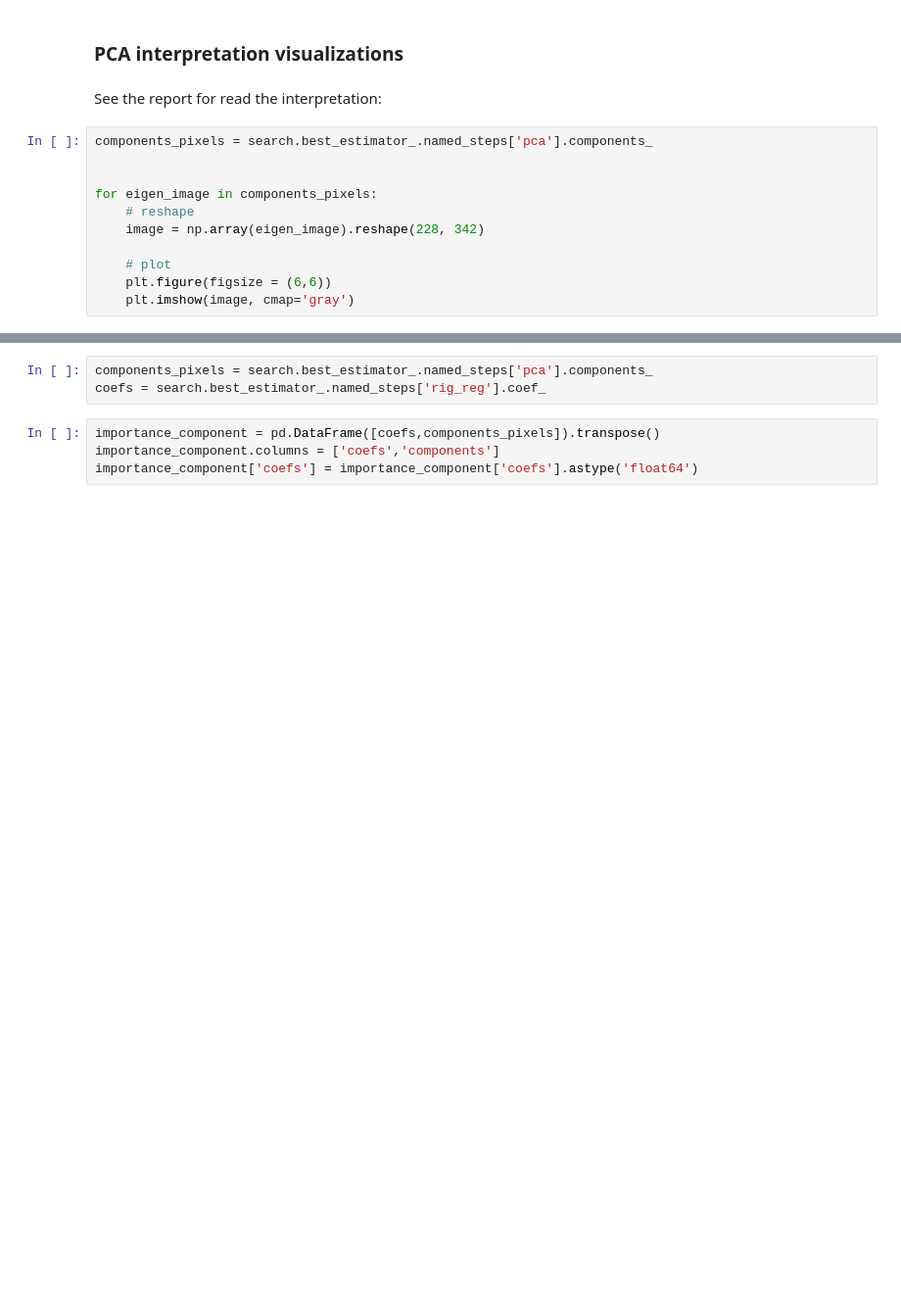
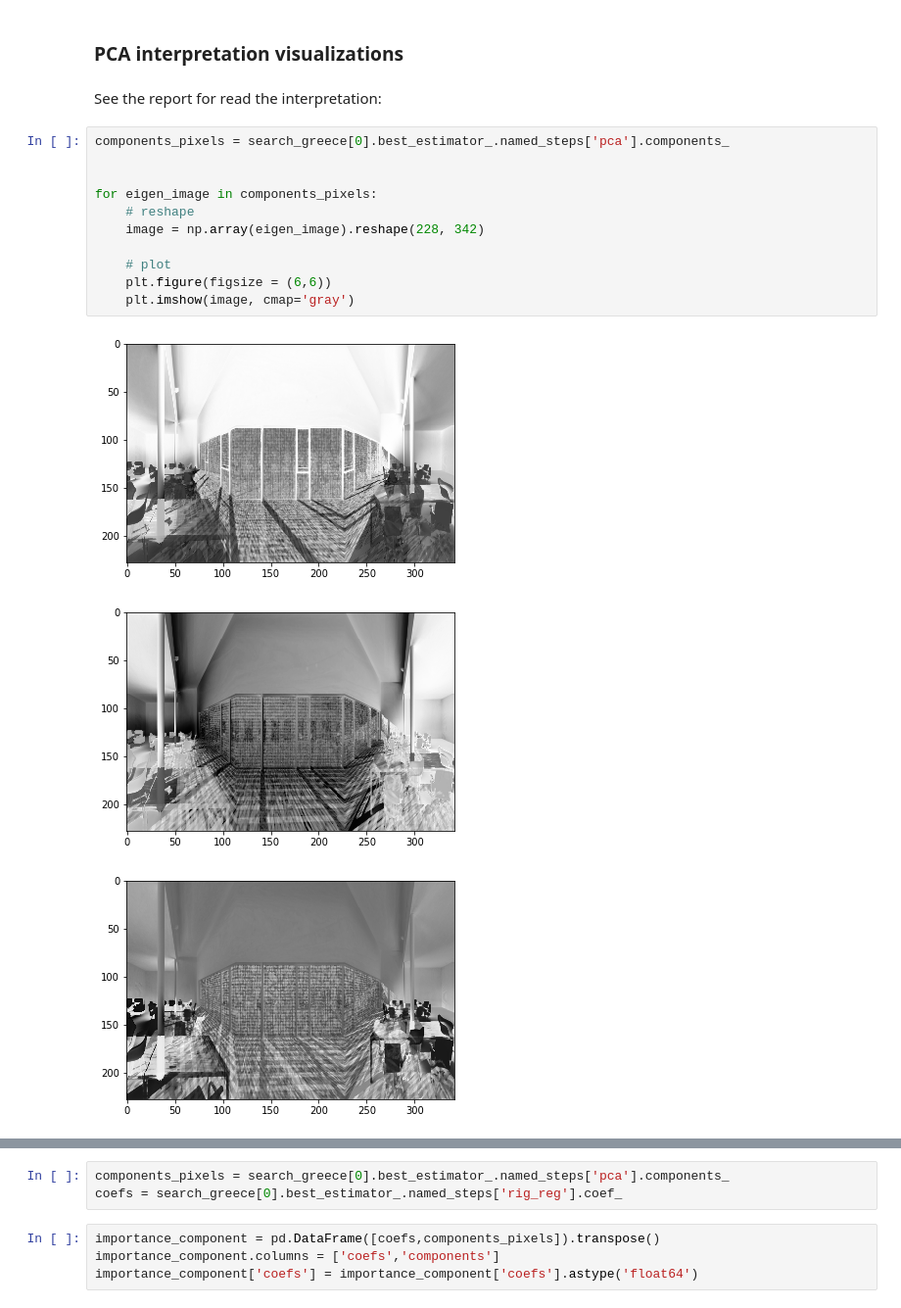
Before and after one commit to joSanchez28/Machine-Learning-EPFL, a Jupyter notebook: Project2-ArchitectureExperiment/ArchitectureFeelings-Notebook.ipynb, the cells around one changed output, grey strips where cells are left out. Shown at 98% size. Cells and saved outputs as stored; diff of their text form; blank space fills up the shorter version.

```diff
--- a/Project2-ArchitectureExperiment/ArchitectureFeelings-Notebook.ipynb
+++ b/Project2-ArchitectureExperiment/ArchitectureFeelings-Notebook.ipynb
@@ -1114,13 +1155,17 @@ grid_ridge_plot.savefig(VIS_FOLDER + 'g_PCA_ridge.png', bbox_inches='tight')
 # %% [markdown]
 See the report for read the interpretation:
 # %%
-components_pixels = search.best_estimator_.named_steps['pca'].components_
+components_pixels = search_greece[0].best_estimator_.named_steps['pca'].components_
 
 
 for eigen_image in components_pixels:
     # reshape
     image = np.array(eigen_image).reshape(228, 342)
 
     # plot
     plt.figure(figsize = (6,6))
     plt.imshow(image, cmap='gray')
+# %% [output]
+[figure, added]
+[figure, added]
+[figure, added]
@@ -1127,6 +1181,6 @@ for eigen_image in components_pixels:
 # %%
-components_pixels = search.best_estimator_.named_steps['pca'].components_
-coefs = search.best_estimator_.named_steps['rig_reg'].coef_
+components_pixels = search_greece[0].best_estimator_.named_steps['pca'].components_
+coefs = search_greece[0].best_estimator_.named_steps['rig_reg'].coef_
 # %%
 importance_component = pd.DataFrame([coefs,components_pixels]).transpose()
 importance_component.columns = ['coefs','components']
```
Also changed, not shown: parts of 11 cells of this notebook, 22 other files.
